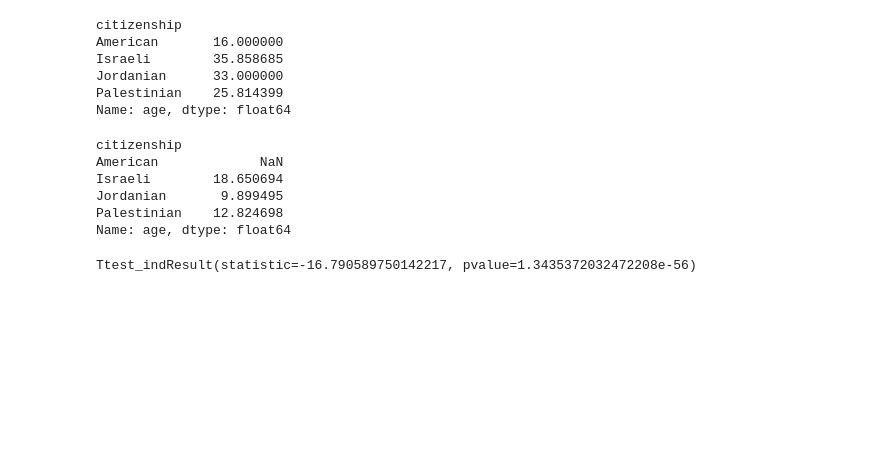
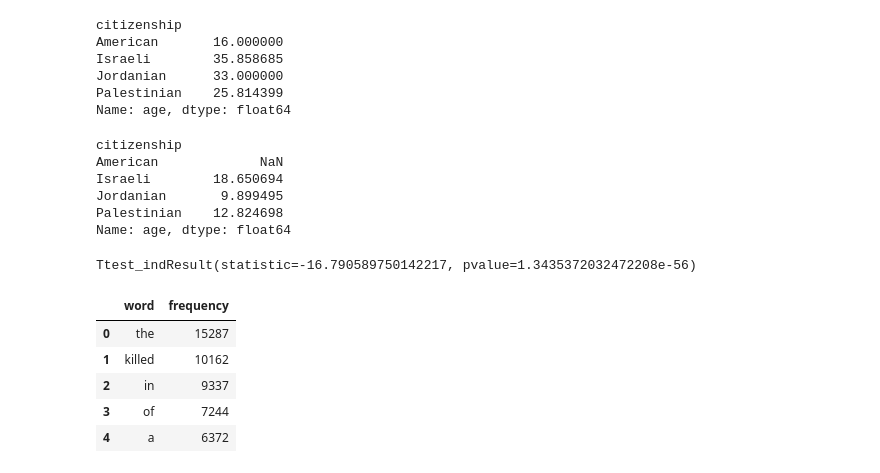
Before and after one commit to Scorpgodwest/israel-palestine-analysis, a Jupyter notebook: analysis.ipynb, the cells around one changed output. Drawn from its saved outputs; the diff is of its cells as text; code cells hidden in the pictures; blank space fills up the shorter version.

```diff
--- a/analysis.ipynb
+++ b/analysis.ipynb
@@ -168,0 +176,12 @@ Ttest_indResult(statistic=-16.790589750142217, pvalue=1.3435372032472208e-56)
+# %%
+df_notes_lowered = df['notes'].str.lower()
+words_df = df_notes_lowered.str.split(expand=True).stack().value_counts().reset_index()
+words_df.columns = ['word', 'frequency']
+words_df.head()
+# %% [output]
+|  | word | frequency |
+| 0 | the | 15287 |
+| 1 | killed | 10162 |
+| 2 | in | 9337 |
+| 3 | of | 7244 |
+| 4 | a | 6372 |
```
Also changed, not shown: parts of 6 cells of this notebook.
